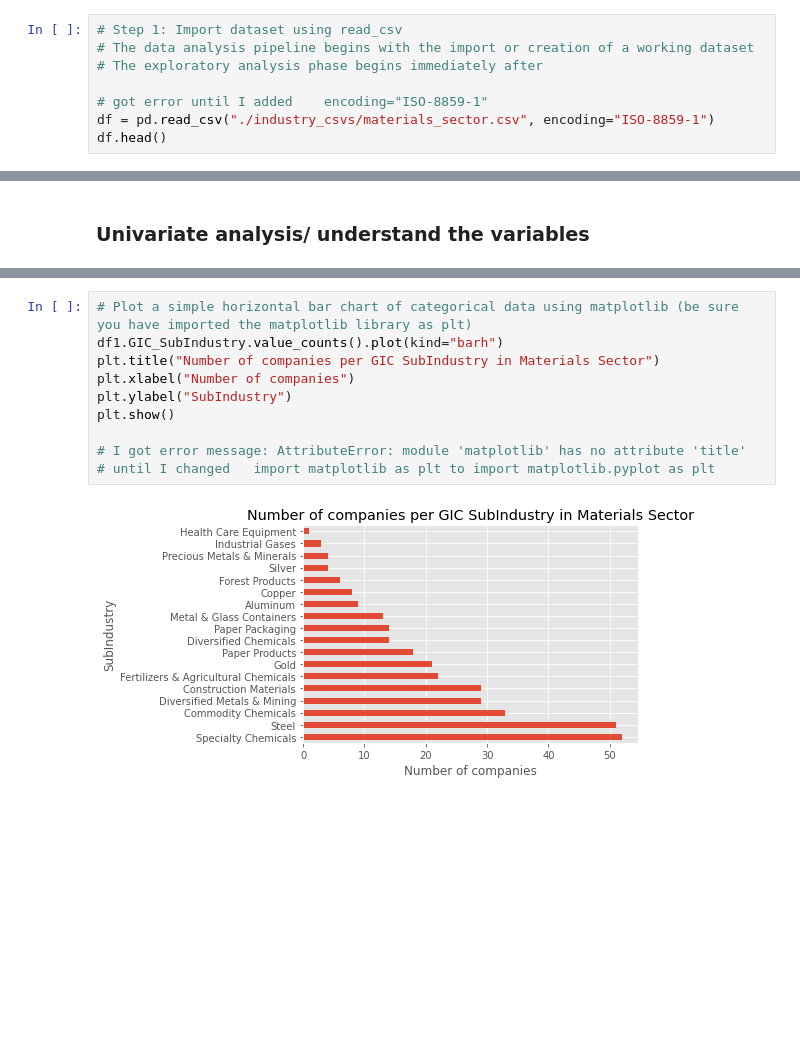
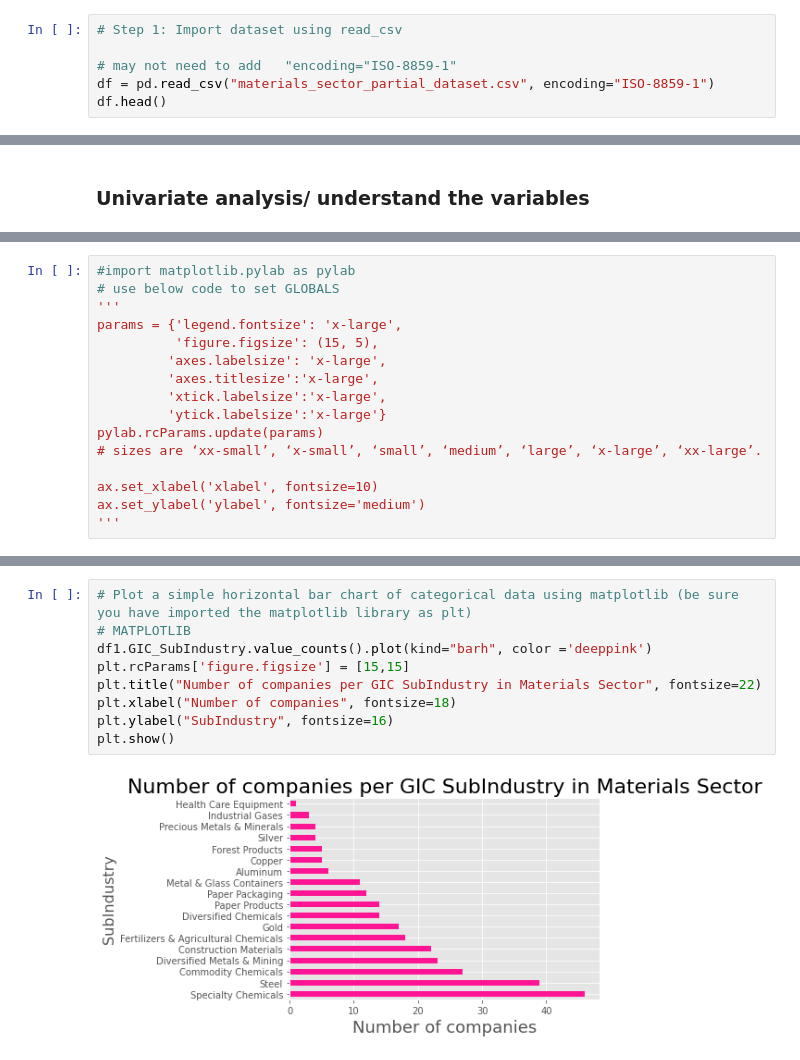
Before and after one commit to Jenkir/Materials-GICsector-EDA, a Jupyter notebook: Materials.ipynb, the cells around one changed output, grey strips where cells are left out. Drawn from its saved outputs; the diff is of its cells as text; blank space fills up the shorter version.

Commit message:
Added styling to charts and dataframes

```diff
--- a/Materials.ipynb
+++ b/Materials.ipynb
@@ -78,10 +47,8 @@ os.getcwd()
 # %%
 # Step 1: Import dataset using read_csv
-# The data analysis pipeline begins with the import or creation of a working dataset
-# The exploratory analysis phase begins immediately after
 
-# got error until I added    encoding="ISO-8859-1"
-df = pd.read_csv("./industry_csvs/materials_sector.csv", encoding="ISO-8859-1")
+# may not need to add   "encoding="ISO-8859-1"
+df = pd.read_csv("materials_sector_partial_dataset.csv", encoding="ISO-8859-1")
 df.head()
 # %% [output]
 |  | unique_id | company_name | gicSector | gicSubIndustry | gicIndustry | company_pulse |
@@ -245,0 +250,16 @@ kurtosis: 1.1190510830705693
+# %%
+#import matplotlib.pylab as pylab
+# use below code to set GLOBALS
+'''
+params = {'legend.fontsize': 'x-large',
+          'figure.figsize': (15, 5),
+         'axes.labelsize': 'x-large',
+         'axes.titlesize':'x-large',
+         'xtick.labelsize':'x-large',
+         'ytick.labelsize':'x-large'}
+pylab.rcParams.update(params)
+# sizes are ‘xx-small’, ‘x-small’, ‘small’, ‘medium’, ‘large’, ‘x-large’, ‘xx-large’.
+
+ax.set_xlabel('xlabel', fontsize=10)
+ax.set_ylabel('ylabel', fontsize='medium')
+'''
@@ -246,12 +328,11 @@ kurtosis: 1.1190510830705693
 # %%
 # Plot a simple horizontal bar chart of categorical data using matplotlib (be sure you have imported the matplotlib library as plt)
-df1.GIC_SubIndustry.value_counts().plot(kind="barh")
-plt.title("Number of companies per GIC SubIndustry in Materials Sector")
-plt.xlabel("Number of companies")
-plt.ylabel("SubIndustry")
+# MATPLOTLIB
+df1.GIC_SubIndustry.value_counts().plot(kind="barh", color ='deeppink')
+plt.rcParams['figure.figsize'] = [15,15]
+plt.title("Number of companies per GIC SubIndustry in Materials Sector", fontsize=22)
+plt.xlabel("Number of companies", fontsize=18)
+plt.ylabel("SubIndustry", fontsize=16)
 plt.show()
-
-# I got error message: AttributeError: module 'matplotlib' has no attribute 'title'
-# until I changed   import matplotlib as plt to import matplotlib.pyplot as plt
 # %% [output]
-[figure, old version]
+[figure, new version]
```
Also changed, not shown: parts of 39 cells of this notebook, 10 other files.
